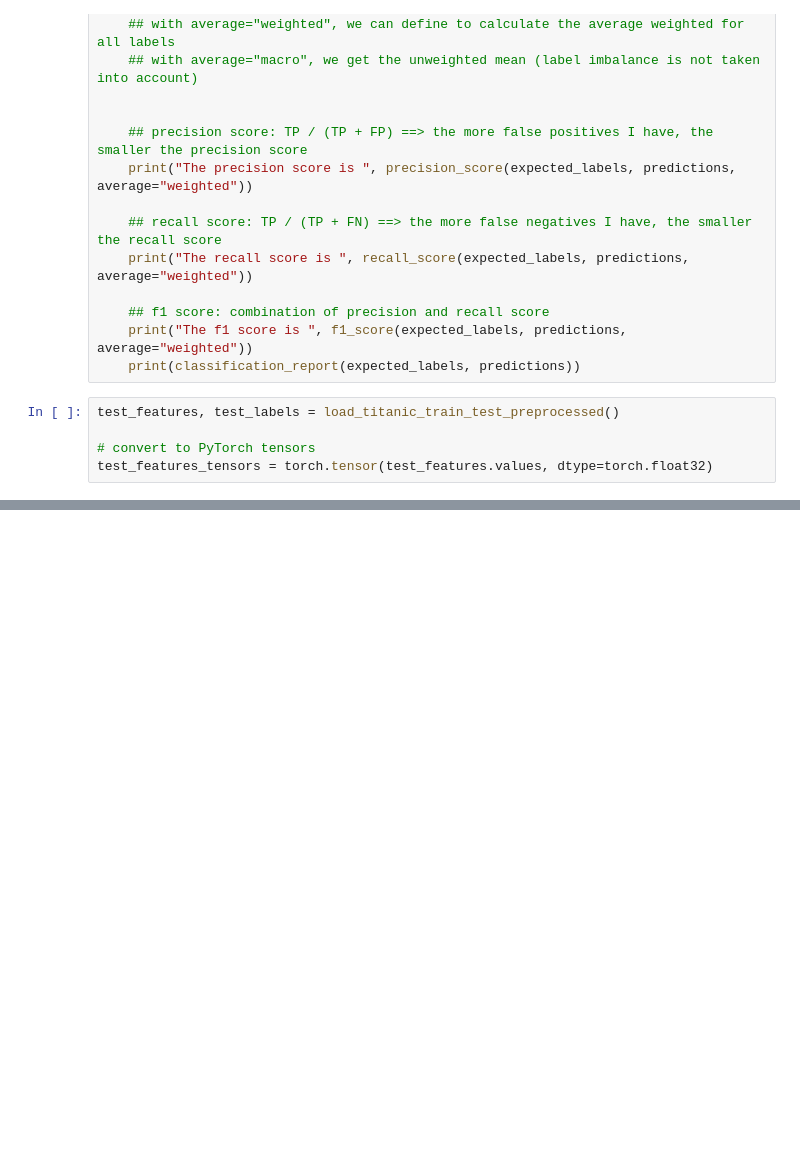
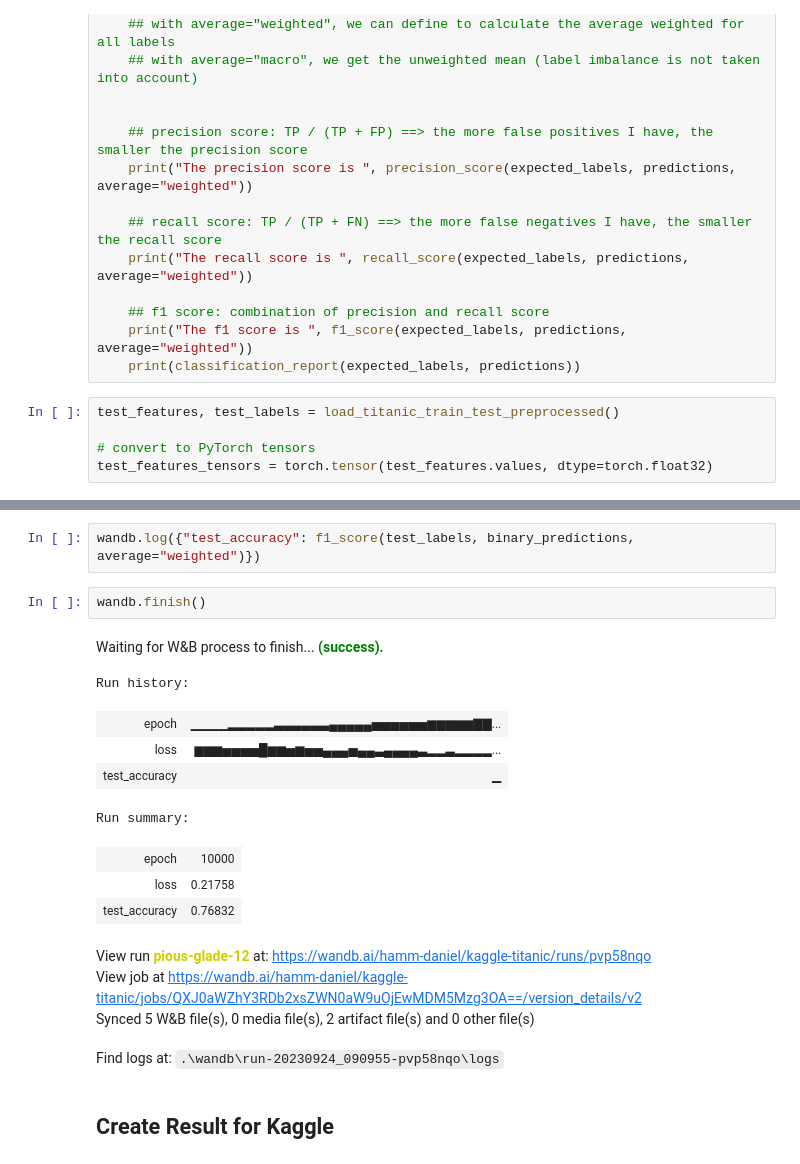
Before and after one commit to danielh1307/kaggle-titanic, a Jupyter notebook: titanic-kaggle-train-test-nn.ipynb, the cells around one changed output, grey strips where cells are left out. Saved outputs shown, nothing was run; the diff lists cells and outputs as text; blank space fills up the shorter version.

```diff
--- a/titanic-kaggle-train-test-nn.ipynb
+++ b/titanic-kaggle-train-test-nn.ipynb
@@ -232,0 +285,20 @@ weighted avg       0.76      0.75      0.75       179
+# %%
+wandb.log({"test_accuracy": f1_score(test_labels, binary_predictions, average="weighted")})
+# %%
+wandb.finish()
+# %% [output]
+Waiting for W&B process to finish... (success).
+Run history:
+| epoch | ▁▁▁▁▂▂▂▂▂▃▃▃▃▃▃▄▄▄▄▄▅▅▅▅▅▅▆▆▆▆▆▇▇... |
+| loss | ▆▆▆▅▅▅▅█▆▆▅▆▅▅▄▄▄▅▄▄▃▄▄▄▄▃▂▂▃▂▂▂▂... |
+| test_accuracy | ▁ |
+Run summary:
+| epoch | 10000 |
+| loss | 0.21758 |
+| test_accuracy | 0.76832 |
+View run pious-glade-12 at: https://wandb.ai/hamm-daniel/kaggle-titanic/runs/pvp58nqo
+View job at https://wandb.ai/hamm-daniel/kaggle-titanic/jobs/QXJ0aWZhY3RDb2xsZWN0aW9uOjEwMDM5Mzg3OA==/version_details/v2
+Synced 5 W&B file(s), 0 media file(s), 2 artifact file(s) and 0 other file(s)
+Find logs at: .\wandb\run-20230924_090955-pvp58nqo\logs
+# %% [markdown]
+## Create Result for Kaggle
```
Also changed, not shown: parts of 12 cells of this notebook.
